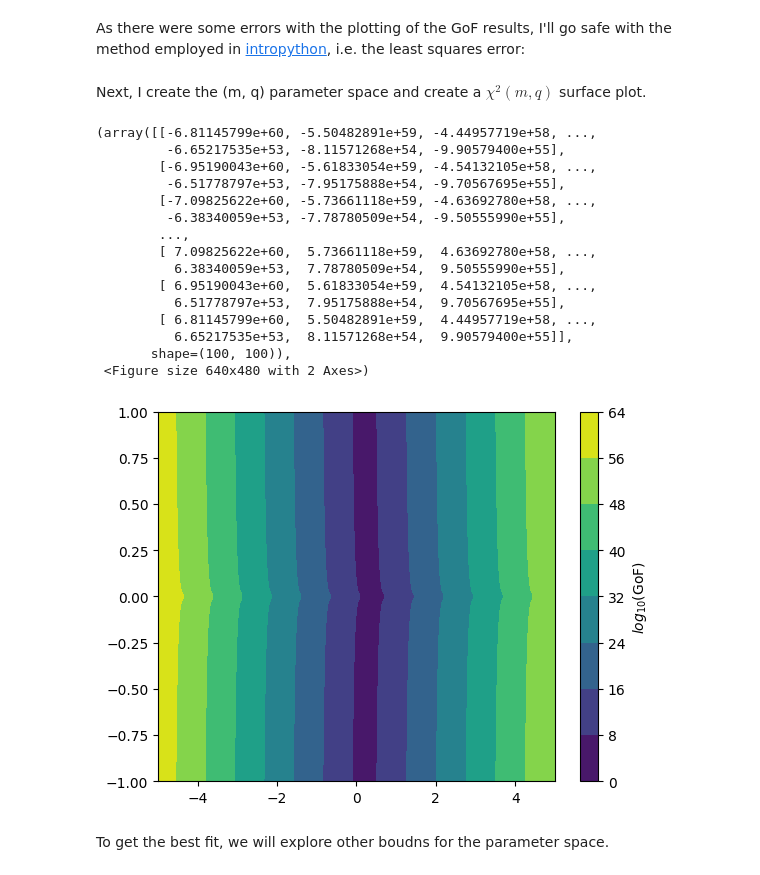
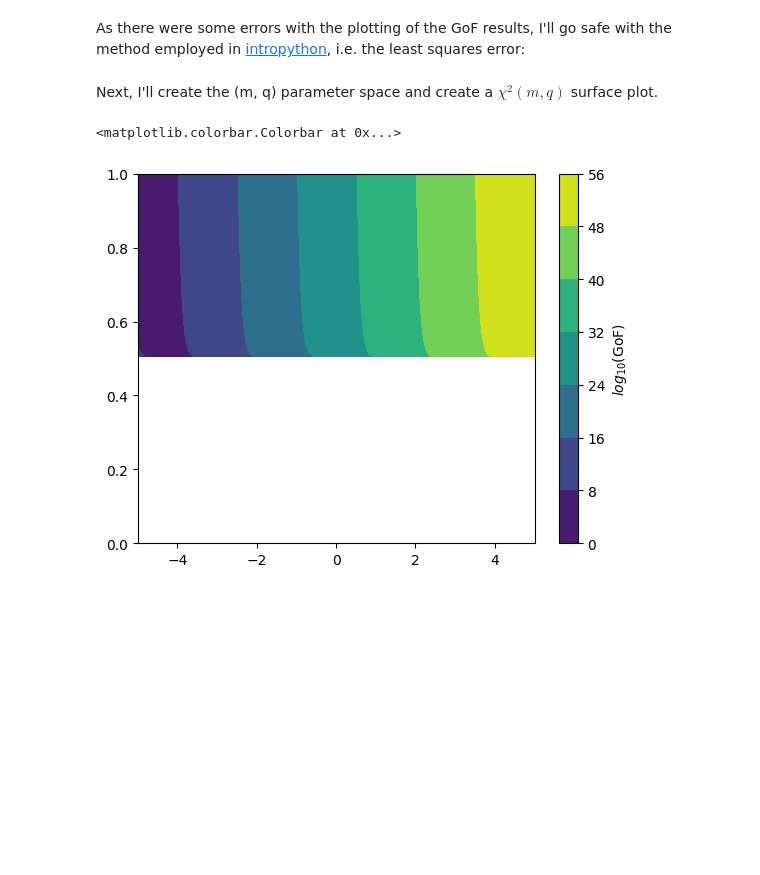
Before and after one commit to joanalnu/OAB-INAF, a Jupyter notebook: Epeak_Eiso_correlation.ipynb, the cells around one changed output. Saved outputs shown, nothing was run; the diff lists cells and outputs as text; code cells hidden in the pictures; blank space fills up the shorter version.

```diff
--- a/Epeak_Eiso_correlation.ipynb
+++ b/Epeak_Eiso_correlation.ipynb
@@ -121,46 +99,20 @@ def GoF(m, q, x=df['Eiso'], y=df['Epeak']):
     squares = (model-y)**2
     return np.sum(squares)
 # %% [markdown]
-Next, I create the (m, q) parameter space and create a $\chi^2(m, q)$ surface plot.
+Next, I'll create the (m, q) parameter space and create a $\chi^2(m, q)$ surface plot.
 # %%
 m = np.linspace(-5., 5., 100)
-q = np.linspace(-1., 1., 100)
+q = np.linspace(0., 1., 100) # if this is the slope of the power-law, it must be positive
 
-def run_GoF(m, q):
-    """
-    Returns the results of runing the parameter space through GoF and the plot of it.
-    :param m: parameter 1 (normalization factor)
-    :param q: parameter 2 (power-law slope)
-    :return: G [len(m), len(q)] array for GoF results, plt.figure
-    """
-    G = np.zeros([len(m), len(q)])
-    for i in range(len(m)):
-        for j in range(len(q)):
-            G[i][j] = Gof(m[i], q[j])
+G = np.zeros([len(m), len(q)])
+for i in range(len(m)):
+    for j in range(len(q)):
+        G[i][j] = Gof(m[i], q[j])
 
-    fig = plt.figure()
-    plt.contourf(m, q, np.log10(np.abs(G))) #absolute values #TODO: this is surely not how its done
-    plt.colorbar(label=r'$log_{10}(\text{GoF})$')
-
-    return G, fig
-
-run_GoF(m,q)
+fig = plt.figure()
+plt.contourf(m,q,np.log10(G))
+#plt.contourf(m, q, np.log10(np.abs(G))) #absolute values #TODO: this is surely not how its done
+plt.colorbar(label=r'$log_{10}(\text{GoF})$')
 # %% [output]
-(array([[-6.81145799e+60, -5.50482891e+59, -4.44957719e+58, ...,
-         -6.65217535e+53, -8.11571268e+54, -9.90579400e+55],
-        [-6.95190043e+60, -5.61833054e+59, -4.54132105e+58, ...,
-         -6.51778797e+53, -7.95175888e+54, -9.70567695e+55],
-        [-7.09825622e+60, -5.73661118e+59, -4.63692780e+58, ...,
-         -6.38340059e+53, -7.78780509e+54, -9.50555990e+55],
-        ...,
-        [ 7.09825622e+60,  5.73661118e+59,  4.63692780e+58, ...,
-          6.38340059e+53,  7.78780509e+54,  9.50555990e+55],
-        [ 6.95190043e+60,  5.61833054e+59,  4.54132105e+58, ...,
-          6.51778797e+53,  7.95175888e+54,  9.70567695e+55],
-        [ 6.81145799e+60,  5.50482891e+59,  4.44957719e+58, ...,
-          6.65217535e+53,  8.11571268e+54,  9.90579400e+55]],
-       shape=(100, 100)),
- <Figure size 640x480 with 2 Axes>)
+<matplotlib.colorbar.Colorbar at 0x...>
-[figure, old version]
+[figure, new version]
-# %% [markdown]
-To get the best fit, we will explore other boudns for the parameter space.
```
Also changed, not shown: parts of 8 cells of this notebook.
